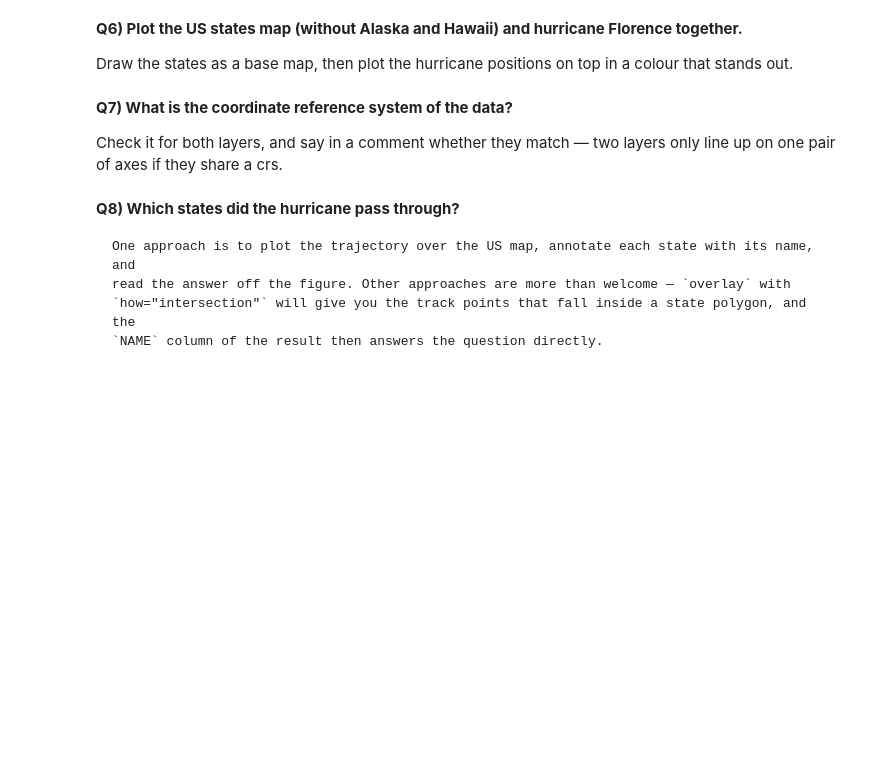
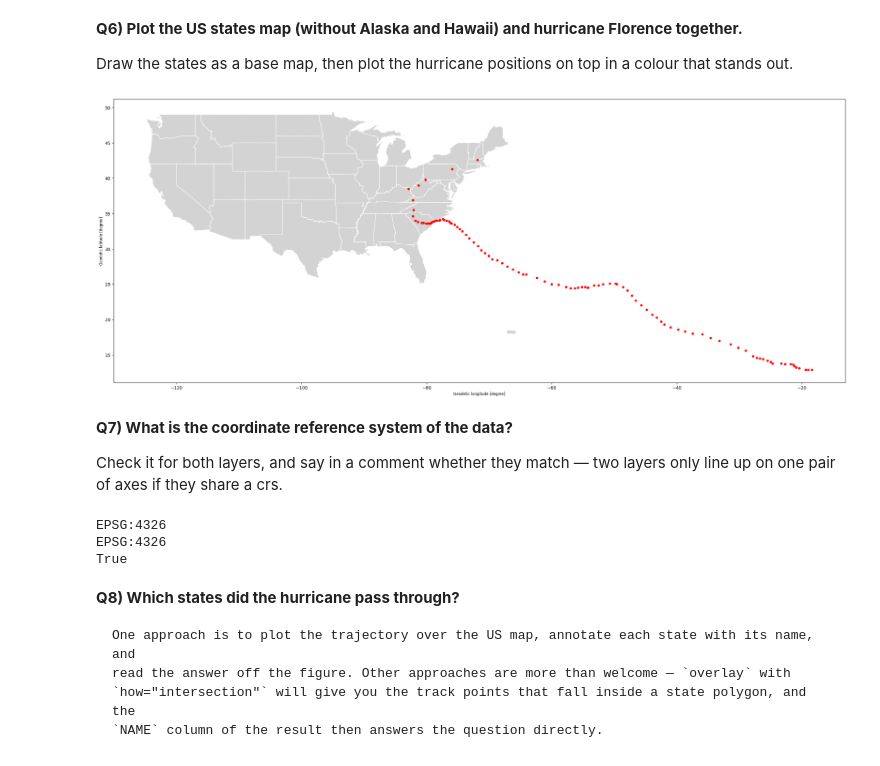
Before and after one commit to Camimichelini0406/2026_Intro_Python, a Jupyter notebook: live/part-I/1.6-geospatial-vector-data-environmental-exercises.ipynb, the cells around one changed output. Drawn from its saved outputs; the diff is of its cells as text; code cells hidden in the pictures; blank space fills up the shorter version.

```diff
--- a/live/part-I/1.6-geospatial-vector-data-environmental-exercises.ipynb
+++ b/live/part-I/1.6-geospatial-vector-data-environmental-exercises.ipynb
@@ -139,3 +147,9 @@ Build the geometry column from the `Long` and `Lat` columns with
 and call the result `gdf_florence`. Then look at its first few rows.
 # %%
 # Create a geodataframe from the hurricane florence dataframe
+gdf_florence = gpd.GeoDataFrame(
+    florence,
+    geometry=gpd.points_from_xy(florence["Long"], florence["Lat"]),
+    crs="EPSG:4326"
+)
+gdf_florence.head()
@@ -146,6 +167,14 @@ Draw the states as a base map, then plot the hurricane positions on top in a col
 out.
 # %%
 # Plot to see the hurricane overlay the US map, with the hurricane position on top
+conus = country[~country["NAME"].isin(["Alaska", "Hawaii"])]
+
+fig, ax = plt.subplots(figsize=(30, 20)) # dans un domaine x y
+conus.plot(ax=ax, color="lightgrey", edgecolor="white") #fond de carte, ax=ax càd que on doit mettre le graphique dans l'axe défini au-dessus, color c'est des états
+gdf_florence.plot(ax=ax, color="red", markersize=20) # la fonction on veut la dessiner sur le même fond de carte ax, et après on donne la couleur
+plt.show()
+# %% [output]
+[figure, added]
 # %% [markdown]
 **Q7) What is the coordinate reference system of the data?**
 
@@ -153,6 +182,13 @@ Check it for both layers, and say in a comment whether they match — two layers
 one pair of axes if they share a crs.
 # %%
 # Check the coordinate reference system of the data
+print(country.crs)
+print(gdf_florence.crs)
+print(country.crs == gdf_florence.crs)
+# %% [output]
+EPSG:4326
+EPSG:4326
+True
 # %% [markdown]
 **Q8) Which states did the hurricane pass through?**
 
```
Also changed, not shown: parts of 4 cells of this notebook.
